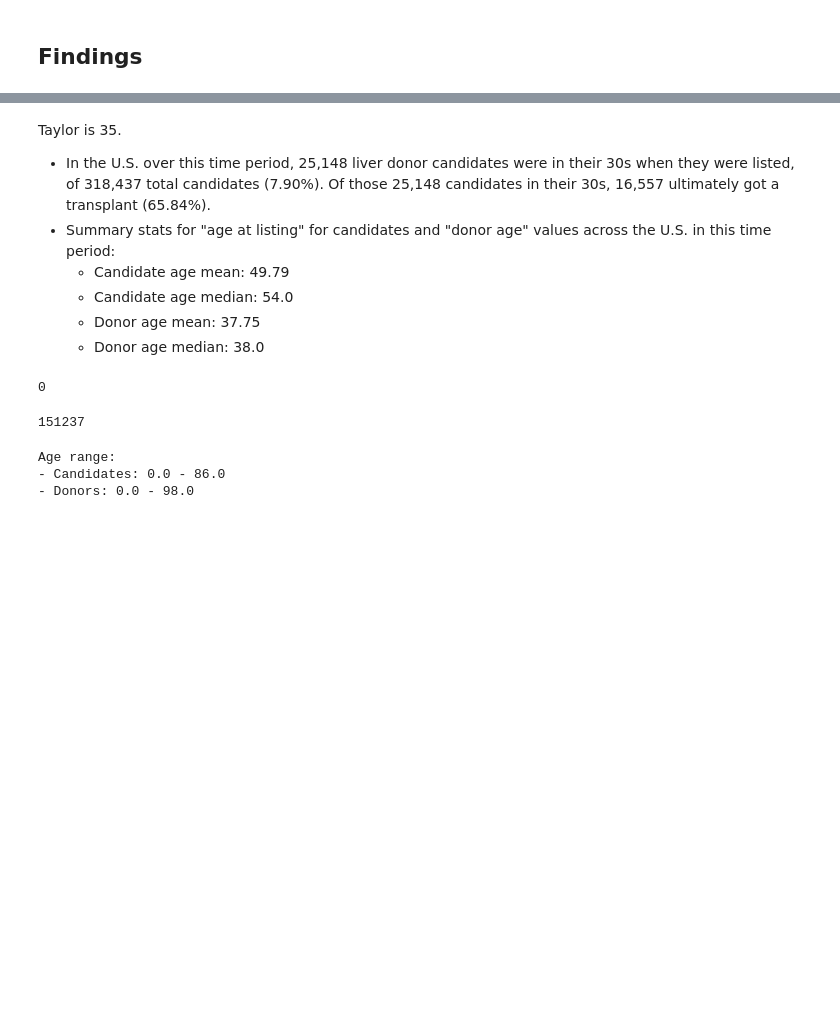
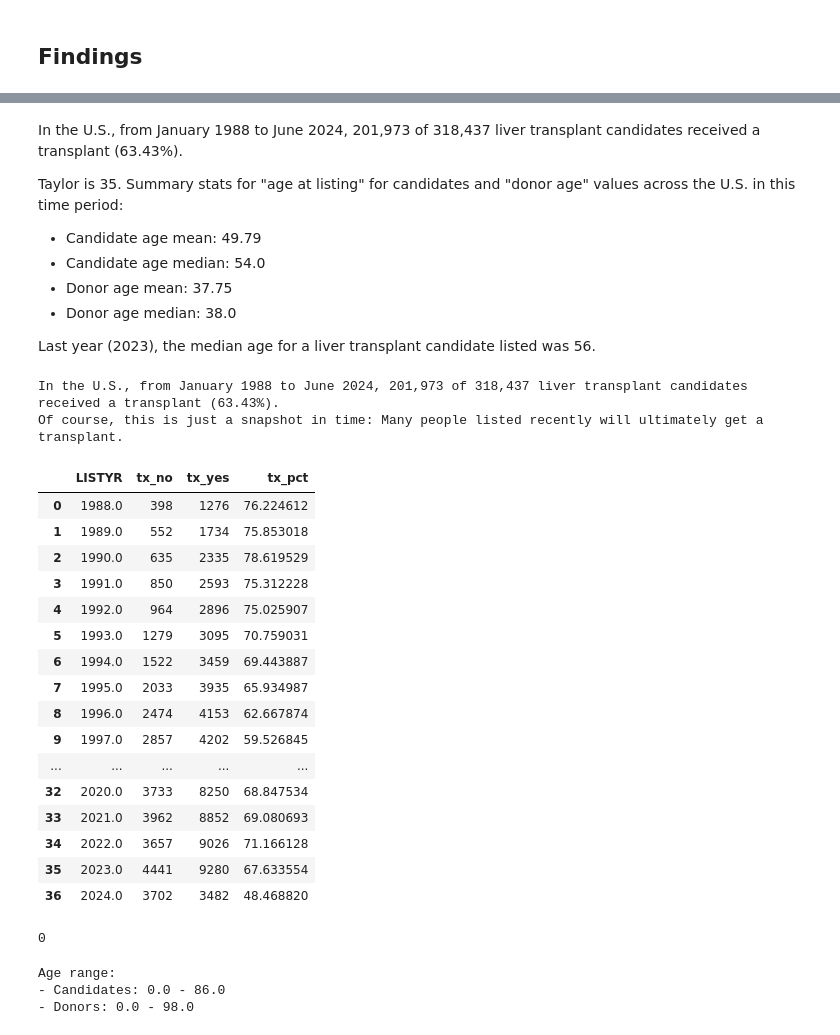
Before and after one commit to South-Dakota-News-Watch/20240805-liver-transplant-analysis, a Jupyter notebook: liver-transplant-findings.ipynb, the cells around one changed output, grey strips where cells are left out. Saved outputs shown, nothing was run; the diff lists cells and outputs as text; code cells hidden in the pictures; blank space fills up the shorter version.

```diff
--- a/liver-transplant-findings.ipynb
+++ b/liver-transplant-findings.ipynb
@@ -180,6 +140,0 @@ print(labels)
-# %%
-df['candidate_age_decade'] = pd.cut(
-    df['INIT_AGE'],
-    bins=age_bins,
-    labels=labels
-)
@@ -343,21 +225,63 @@ In South Dakota, from January 1988 to June 2024, 406 of 685 liver transplant can
 # %% [markdown]
-Taylor is 35.
-- In the U.S. over this time period, 25,148 liver donor candidates were in their 30s when they were listed, of 318,437 total candidates (7.90%). Of those 25,148 candidates in their 30s, 16,557 ultimately got a transplant (65.84%).
-- Summary stats for "age at listing" for candidates and "donor age" values across the U.S. in this time period:
+In the U.S., from January 1988 to June 2024, 201,973 of 318,437 liver transplant candidates received a transplant (63.43%).
+
+Taylor is 35. Summary stats for "age at listing" for candidates and "donor age" values across the U.S. in this time period:
   - Candidate age mean: 49.79
   - Candidate age median: 54.0
   - Donor age mean: 37.75
   - Donor age median: 38.0
+
+Last year (2023), the median age for a liver transplant candidate listed was 56.
+# %%
+df_cand_w_tx = df[df['has_tx']]
+total_candidates_w_tx = df_cand_w_tx['PT_CODE'].nunique()
+
+# and get the % of total
+tx_pct = total_candidates_w_tx / total_candidates_unique_count
+
+print(f'In the U.S., from {date_first} to {date_last}, {total_candidates_w_tx:,} of {total_candidates_unique_count:,} liver transplant candidates received a transplant ({tx_pct:.2%}).')
+print('Of course, this is just a snapshot in time: Many people listed recently will ultimately get a transplant.')
+# %% [output]
+In the U.S., from January 1988 to June 2024, 201,973 of 318,437 liver transplant candidates received a transplant (63.43%).
+Of course, this is just a snapshot in time: Many people listed recently will ultimately get a transplant.
+# %%
+# break out tx rate by LISTYR
+
+df_listyr_x_tx = pd.pivot_table(
+    df_uniq_cands[['LISTYR', 'has_tx']],
+    index='LISTYR',
+    columns='has_tx',
+    aggfunc=len
+).reset_index()
+# %%
+df_listyr_x_tx.columns = ['LISTYR', 'tx_no', 'tx_yes']
+# %%
+df_listyr_x_tx['tx_pct'] = (df_listyr_x_tx['tx_yes'] / (df_listyr_x_tx['tx_yes'] + df_listyr_x_tx['tx_no'])) * 100
+# %%
+df_listyr_x_tx
+# %% [output]
+|  | LISTYR | tx_no | tx_yes | tx_pct |
+| 0 | 1988.0 | 398 | 1276 | 76.224612 |
+| 1 | 1989.0 | 552 | 1734 | 75.853018 |
+| 2 | 1990.0 | 635 | 2335 | 78.619529 |
+| 3 | 1991.0 | 850 | 2593 | 75.312228 |
+| 4 | 1992.0 | 964 | 2896 | 75.025907 |
+| 5 | 1993.0 | 1279 | 3095 | 70.759031 |
+| 6 | 1994.0 | 1522 | 3459 | 69.443887 |
+| 7 | 1995.0 | 2033 | 3935 | 65.934987 |
+| 8 | 1996.0 | 2474 | 4153 | 62.667874 |
+| 9 | 1997.0 | 2857 | 4202 | 59.526845 |
+| ... | ... | ... | ... | ... |
+| 32 | 2020.0 | 3733 | 8250 | 68.847534 |
+| 33 | 2021.0 | 3962 | 8852 | 69.080693 |
+| 34 | 2022.0 | 3657 | 9026 | 71.166128 |
+| 35 | 2023.0 | 4441 | 9280 | 67.633554 |
+| 36 | 2024.0 | 3702 | 3482 | 48.468820 |
 # %%
 # how many records are missing `INIT_AGE`?
 len(df[df['INIT_AGE'].isnull()])
 # %% [output]
 0
-# %%
-# how many records are missing `DONOR_AGE`? (because not every record is a donation)
-len(df[df['AGE_DON'].isnull()])
-# %% [output]
-151237
 # %%
 # max/min for `INIT_AGE` (candidate age at listing)
 # and `AGE_DON` (donor age)
```
Also changed, not shown: parts of 49 cells of this notebook.
